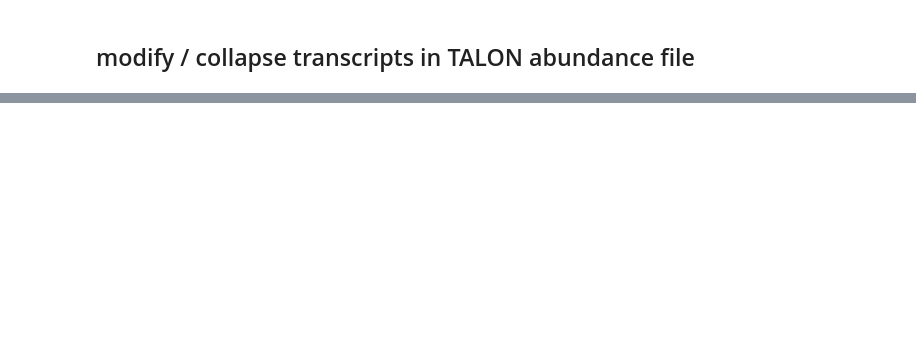
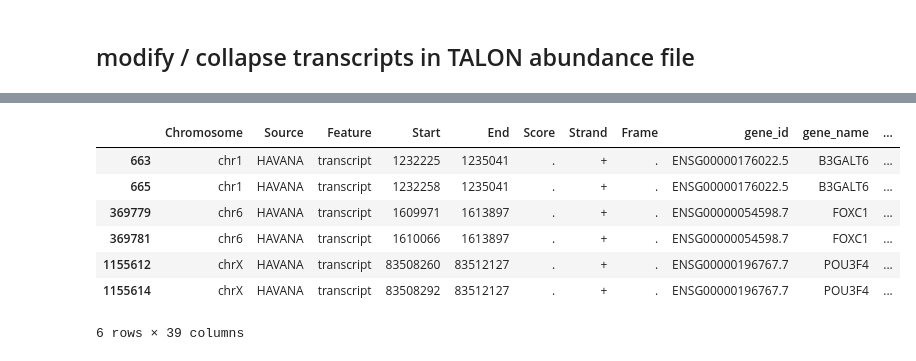
Before and after one commit to mortazavilab/cerberus, a Jupyter notebook: 220412_dev.ipynb, the cells around one changed output, grey strips where cells are left out. Drawn from its saved outputs; the diff is of its cells as text; code cells hidden in the pictures; blank space fills up the shorter version.

```diff
--- a/220412_dev.ipynb
+++ b/220412_dev.ipynb
@@ -284,0 +123,42 @@ df.head()
+# %%
+def map_gtf_transcripts(df, m_df):
+    """
+    Add cerberus transcript id to each entry in gtf
+    """
+    # groupby transcripts that are the same
+    gb_cols = ['gene_name', 'gene_id', 'transcript_triplet',
+               'transcript_id', 'transcript_name']
+    temp = m_df[['transcript_id',
+                 'original_transcript_id',
+                 'original_transcript_name']].copy(deep=True)
+    m_df = m_df.groupby(gb_cols).agg({'original_transcript_id': ','.join,
+                                      'original_transcript_name': ','.join}).reset_index()
+    m_df = m_df.merge(temp, on='transcript_id', suffixes=('','_merge'))
+    m_df.drop(['gene_name', 'gene_id', 'transcript_triplet'],
+              axis=1, inplace=True)
+
+    # add new transcript ids
+    df = df.merge(m_df, left_on=['transcript_id', 'transcript_name'],
+                  right_on=['original_transcript_id_merge',
+                            'original_transcript_name_merge'],
+                 suffixes=('_x', ''))
+
+    # drop old tids
+    df.drop(['transcript_id_x', 'transcript_name_x',
+             'original_transcript_name_merge'],
+            axis=1, inplace=True)
+
+    return df
+# %%
+test = map_gtf_transcripts(df, m_df)
+# %%
+test.loc[(test.original_transcript_id.str.contains(','))&(test.Feature == 'transcript')]
+# %% [output]
+|  | Chromosome | Source | Feature | Start | End | Score | Strand | Frame | gene_id | gene_name | ... |
+| 663 | chr1 | HAVANA | transcript | 1232225 | 1235041 | . | + | . | ENSG00000176022.5 | B3GALT6 | ... |
+| 665 | chr1 | HAVANA | transcript | 1232258 | 1235041 | . | + | . | ENSG00000176022.5 | B3GALT6 | ... |
+| 369779 | chr6 | HAVANA | transcript | 1609971 | 1613897 | . | + | . | ENSG00000054598.7 | FOXC1 | ... |
+| 369781 | chr6 | HAVANA | transcript | 1610066 | 1613897 | . | + | . | ENSG00000054598.7 | FOXC1 | ... |
+| 1155612 | chrX | HAVANA | transcript | 83508260 | 83512127 | . | + | . | ENSG00000196767.7 | POU3F4 | ... |
+| 1155614 | chrX | HAVANA | transcript | 83508292 | 83512127 | . | + | . | ENSG00000196767.7 | POU3F4 | ... |
+6 rows × 39 columns
```
Also changed, not shown: parts of 22 cells of this notebook, 1 other file.
